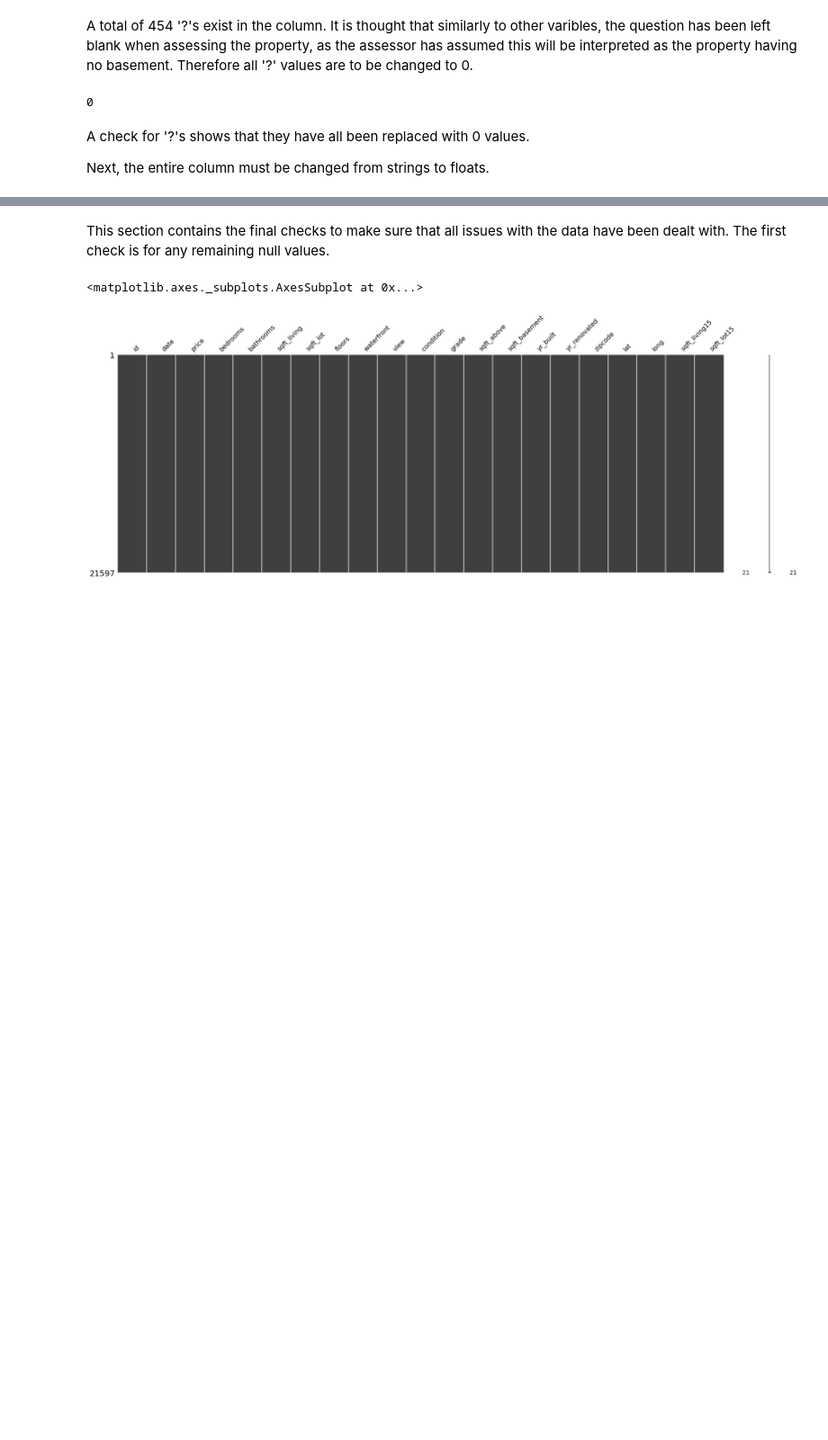
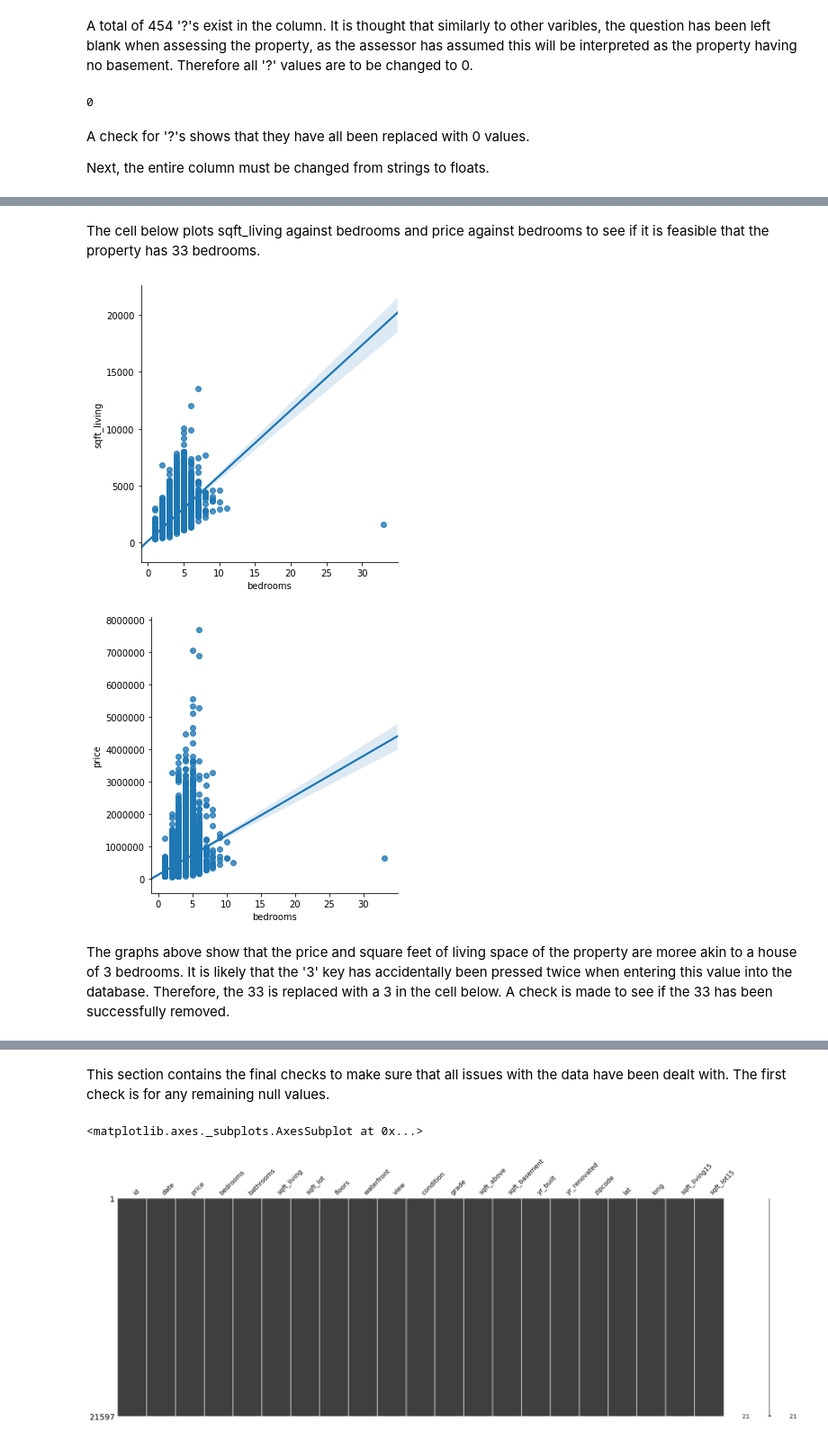
Before and after one commit to petehumphries/housing_project, a Jupyter notebook: project_1_final_RM.ipynb, the cells around one changed output, grey strips where cells are left out. Shown at 90% size. Cells and saved outputs as stored; diff of their text form; code cells hidden in the pictures; blank space fills up the shorter version.

Commit message:
compiling into super notebook

```diff
--- a/project_1_final_RM.ipynb
+++ b/project_1_final_RM.ipynb
@@ -274,0 +332,11 @@ df['sqft_basement'] = df['sqft_basement'].astype(float)
+# %% [markdown]
+The cell below plots sqft_living against bedrooms and price against bedrooms to see if it is feasible that the property has 33 bedrooms.
+# %%
+sns.lmplot('bedrooms', 'sqft_living', data = df)
+sns.lmplot('bedrooms', 'price', data = df)
+plt.show()
+# %% [output]
+[figure, added]
+[figure, added]
+# %% [markdown]
+The graphs above show that the price and square feet of living space of the property are moree akin to a house of 3 bedrooms. It is likely that the '3' key has accidentally been pressed twice when entering this value into the database. Therefore, the 33 is replaced with a 3 in the cell below. A check is made to see if the 33 has been successfully removed.
```
Also changed, not shown: parts of 33 cells of this notebook.
